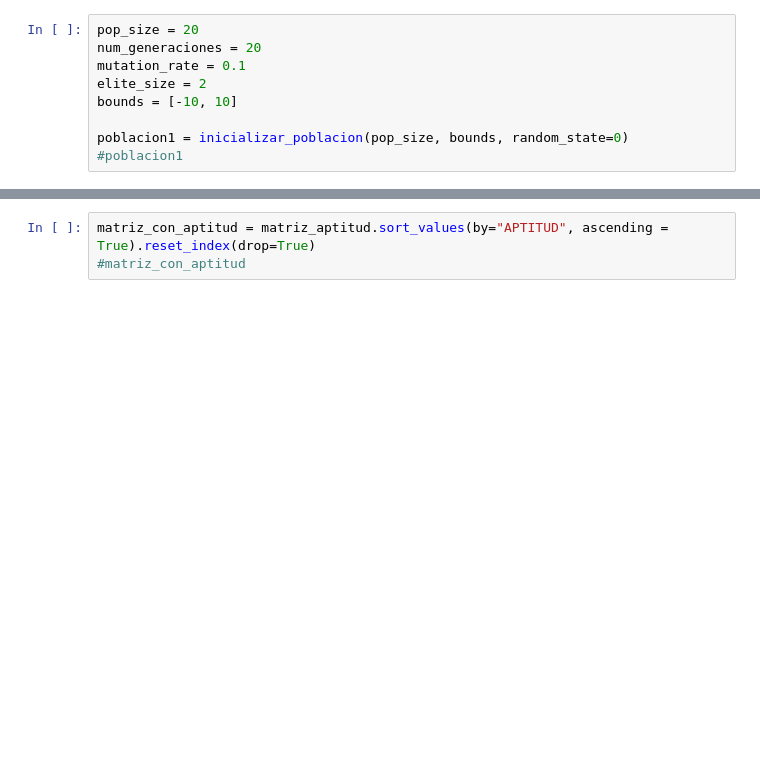
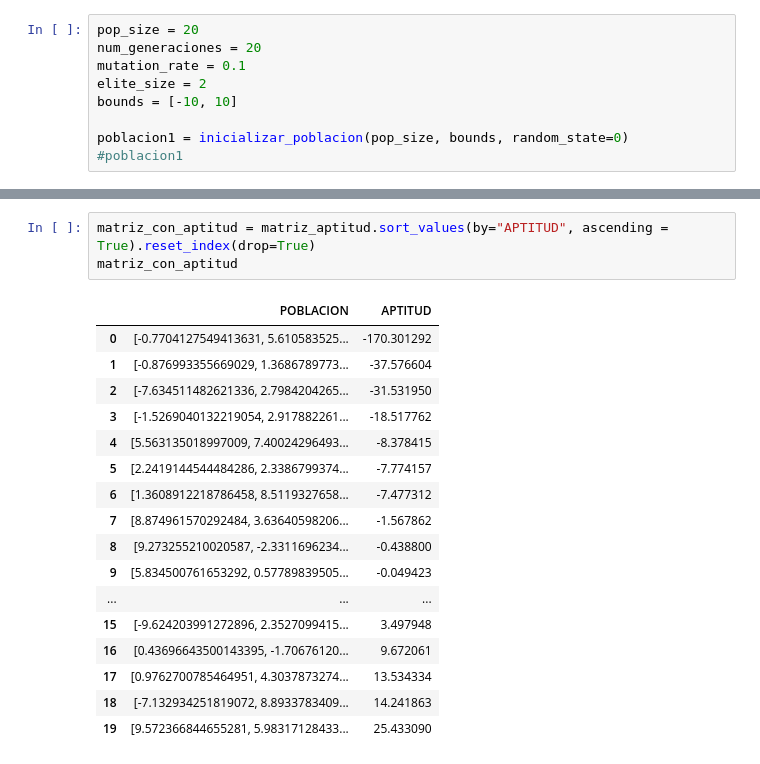
Before and after one commit to migueltrujillo07/master, a Jupyter notebook: ayudaaa.ipynb, the cells around one changed output, grey strips where cells are left out. Drawn from its saved outputs; the diff is of its cells as text; blank space fills up the shorter version.

```diff
--- a/ayudaaa.ipynb
+++ b/ayudaaa.ipynb
@@ -158,5 +263,23 @@ matriz_aptitud = evaluacion_aptitud(poblacion1)
 # %%
 matriz_con_aptitud = matriz_aptitud.sort_values(by="APTITUD", ascending = True).reset_index(drop=True)
-#matriz_con_aptitud
+matriz_con_aptitud
+# %% [output]
+|  | POBLACION | APTITUD |
+| 0 | [-0.7704127549413631, 5.610583525... | -170.301292 |
+| 1 | [-0.876993355669029, 1.3686789773... | -37.576604 |
+| 2 | [-7.634511482621336, 2.7984204265... | -31.531950 |
+| 3 | [-1.5269040132219054, 2.917882261... | -18.517762 |
+| 4 | [5.563135018997009, 7.40024296493... | -8.378415 |
+| 5 | [2.2419144544484286, 2.3386799374... | -7.774157 |
+| 6 | [1.3608912218786458, 8.5119327658... | -7.477312 |
+| 7 | [8.874961570292484, 3.63640598206... | -1.567862 |
+| 8 | [9.273255210020587, -2.3311696234... | -0.438800 |
+| 9 | [5.834500761653292, 0.57789839505... | -0.049423 |
+| ... | ... | ... |
+| 15 | [-9.624203991272896, 2.3527099415... | 3.497948 |
+| 16 | [0.43696643500143395, -1.70676120... | 9.672061 |
+| 17 | [0.9762700785464951, 4.3037873274... | 13.534334 |
+| 18 | [-7.132934251819072, 8.8933783409... | 14.241863 |
+| 19 | [9.572366844655281, 5.98317128433... | 25.433090 |
 # %%
 poblacion_hijos = tournament(matriz_con_aptitud["POBLACION"])
```
Also changed, not shown: parts of 17 cells of this notebook.
